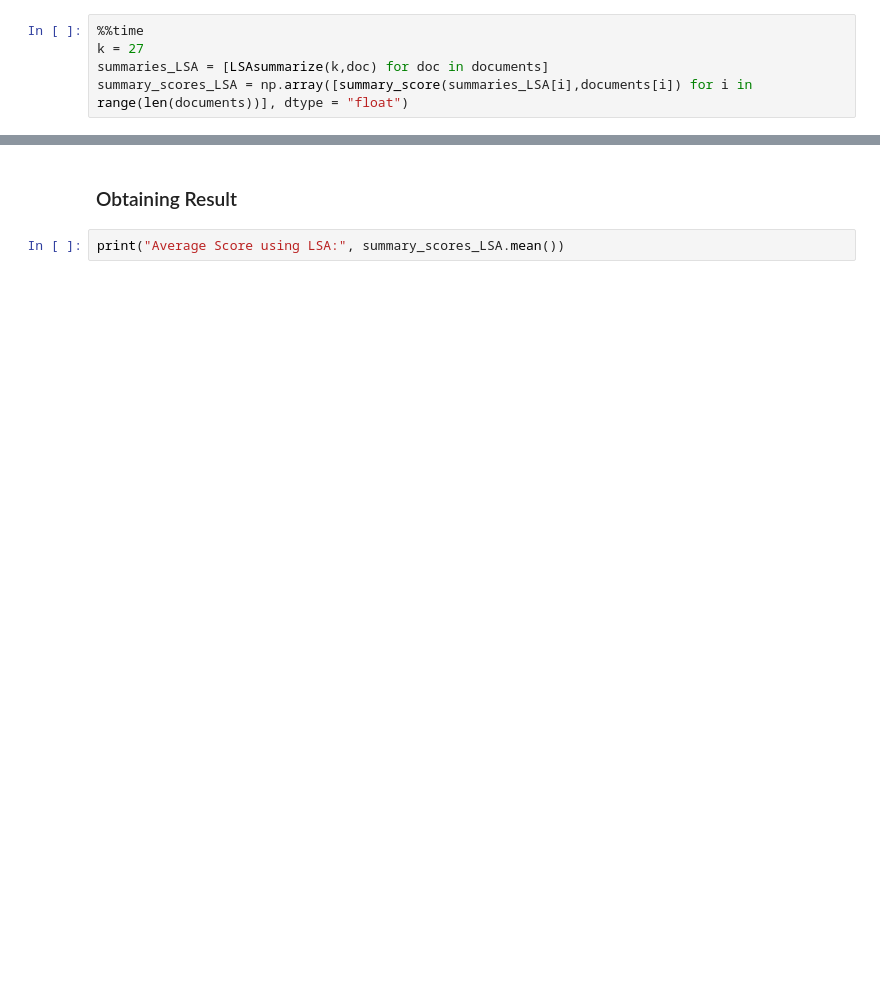
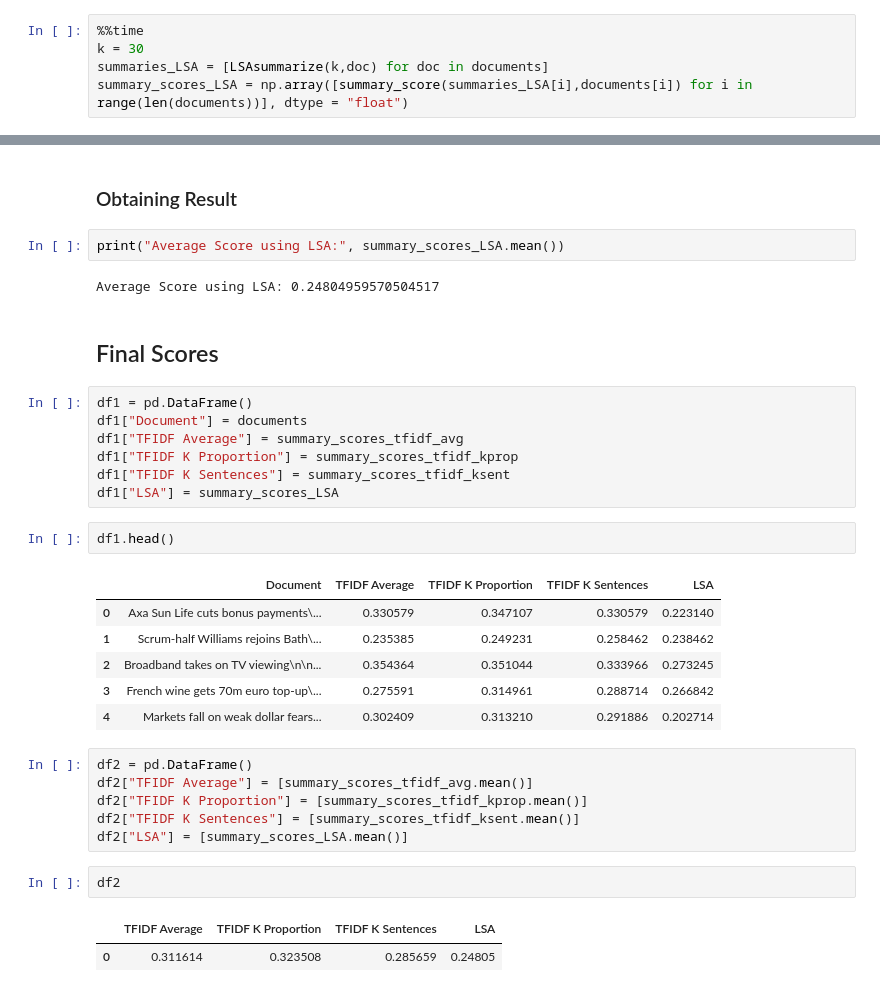
Before and after one commit to aditeyabaral/Bengaluru-International-Airport, a Jupyter notebook: Weekly Assignments - Answers/Week_2.ipynb, the cells around one changed output, grey strips where cells are left out. Saved outputs shown, nothing was run; the diff lists cells and outputs as text; blank space fills up the shorter version.

```diff
--- a/Weekly Assignments - Answers/Week_2.ipynb
+++ b/Weekly Assignments - Answers/Week_2.ipynb
@@ -645,5 +660,5 @@ k_values[ktopics_means.index(max(ktopics_means))]
 # %%
 %%time
-k = 27
+k = 30
 summaries_LSA = [LSAsummarize(k,doc) for doc in documents]
 summary_scores_LSA = np.array([summary_score(summaries_LSA[i],documents[i]) for i in range(len(documents))], dtype = "float")
@@ -653,3 +674,34 @@ plt.scatter(list(map(len,documents)),summary_scores_LSA)
 ### Obtaining Result
 # %%
 print("Average Score using LSA:", summary_scores_LSA.mean())
+# %% [output]
+Average Score using LSA: 0.24804959570504517
+# %% [markdown]
+## Final Scores
+# %%
+df1 = pd.DataFrame()
+df1["Document"] = documents
+df1["TFIDF Average"] = summary_scores_tfidf_avg
+df1["TFIDF K Proportion"] = summary_scores_tfidf_kprop
+df1["TFIDF K Sentences"] = summary_scores_tfidf_ksent
+df1["LSA"] = summary_scores_LSA
+# %%
+df1.head()
+# %% [output]
+|  | Document | TFIDF Average | TFIDF K Proportion | TFIDF K Sentences | LSA |
+| 0 | Axa Sun Life cuts bonus payments\... | 0.330579 | 0.347107 | 0.330579 | 0.223140 |
+| 1 | Scrum-half Williams rejoins Bath\... | 0.235385 | 0.249231 | 0.258462 | 0.238462 |
+| 2 | Broadband takes on TV viewing\n\n... | 0.354364 | 0.351044 | 0.333966 | 0.273245 |
+| 3 | French wine gets 70m euro top-up\... | 0.275591 | 0.314961 | 0.288714 | 0.266842 |
+| 4 | Markets fall on weak dollar fears... | 0.302409 | 0.313210 | 0.291886 | 0.202714 |
+# %%
+df2 = pd.DataFrame()
+df2["TFIDF Average"] = [summary_scores_tfidf_avg.mean()]
+df2["TFIDF K Proportion"] = [summary_scores_tfidf_kprop.mean()]
+df2["TFIDF K Sentences"] = [summary_scores_tfidf_ksent.mean()]
+df2["LSA"] = [summary_scores_LSA.mean()]
+# %%
+df2
+# %% [output]
+|  | TFIDF Average | TFIDF K Proportion | TFIDF K Sentences | LSA |
+| 0 | 0.311614 | 0.323508 | 0.285659 | 0.24805 |
```
Also changed, not shown: parts of 17 cells of this notebook.
